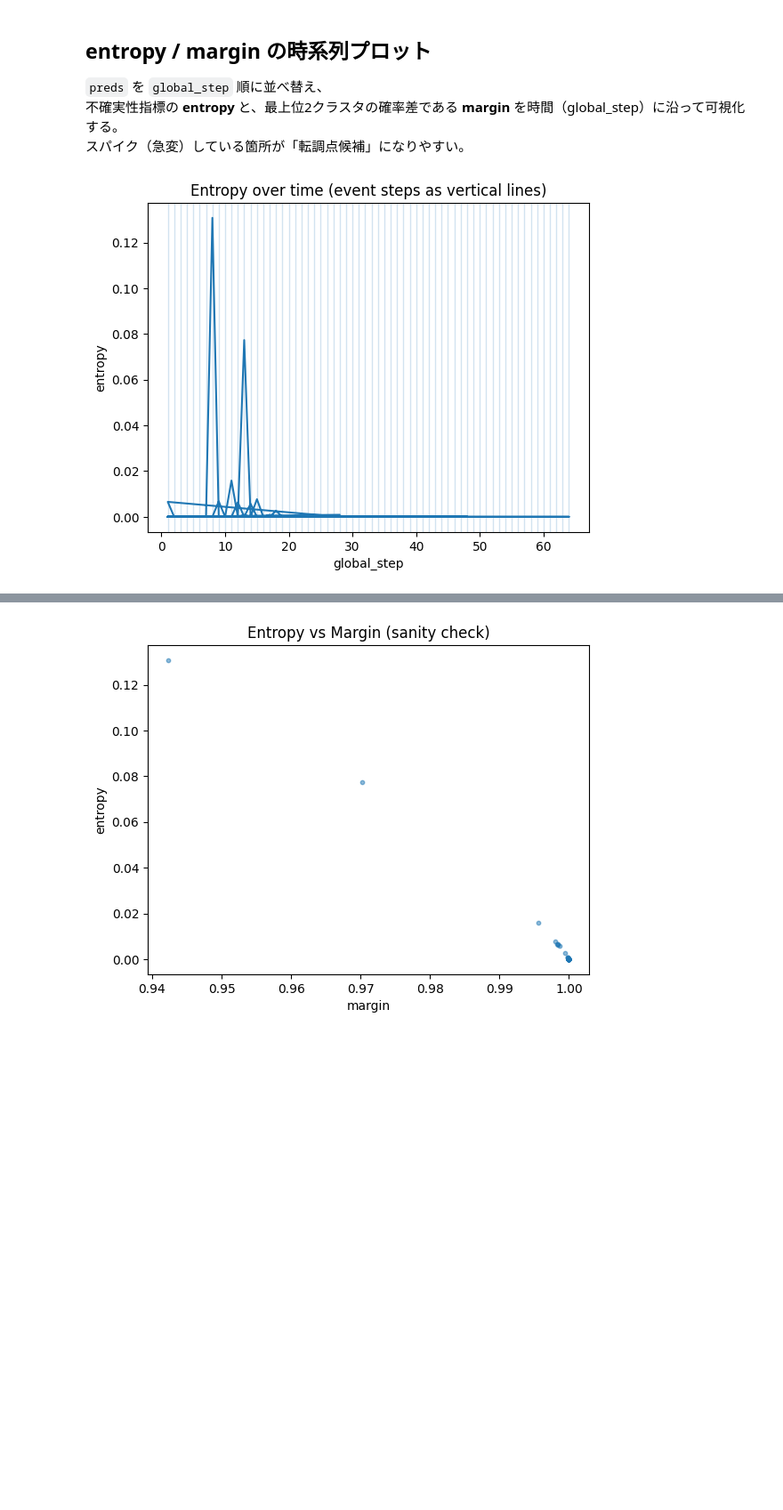
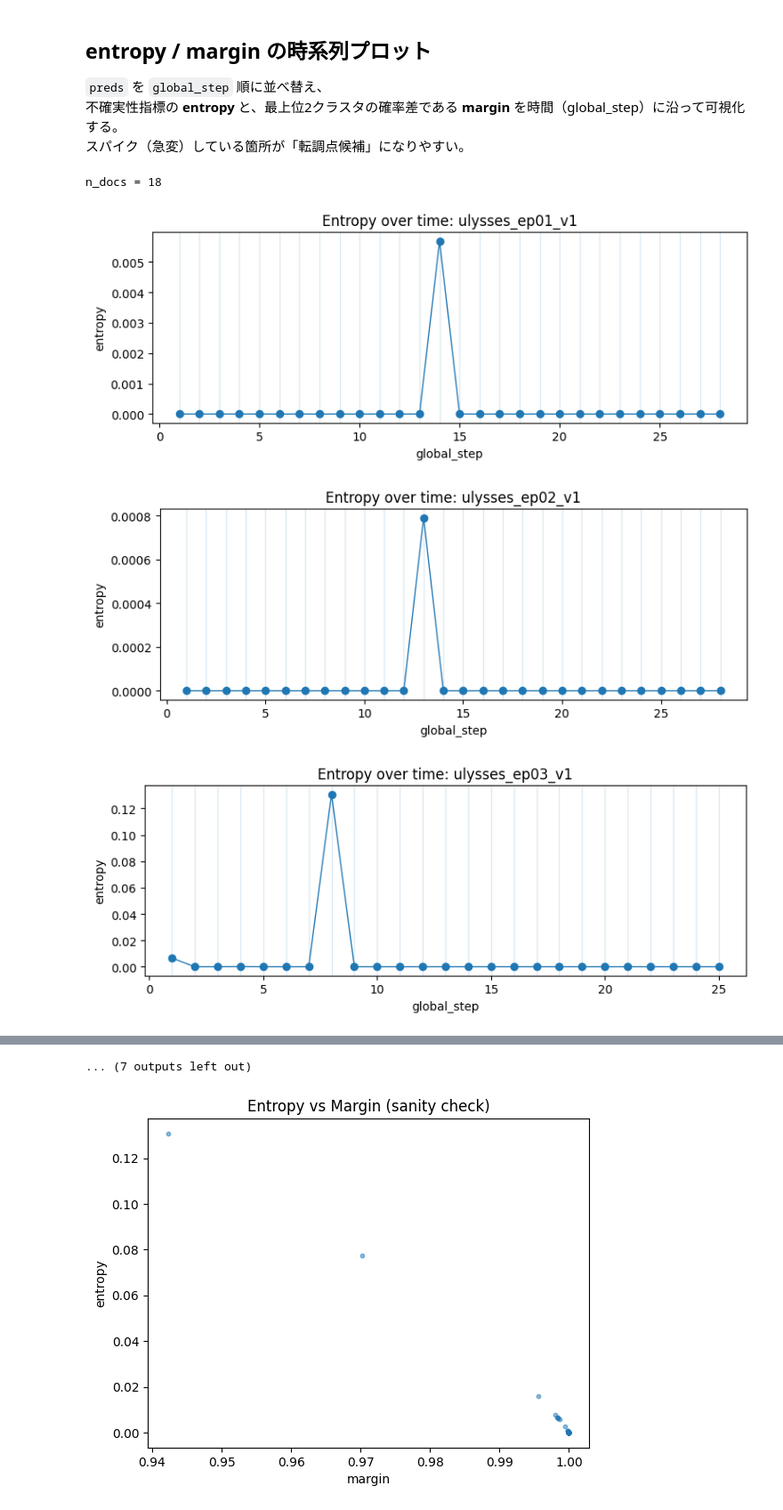
Before and after one commit to Mokafe/Mokafe-ulysses-narrative-gmm, a Jupyter notebook: notebooks/00_ulysses_gmm_report.ipynb, the cells around one changed output, grey strips where cells are left out. Shown at 89% size. Cells and saved outputs as stored; diff of their text form; code cells hidden in the pictures; blank space fills up the shorter version.

```diff
--- a/notebooks/00_ulysses_gmm_report.ipynb
+++ b/notebooks/00_ulysses_gmm_report.ipynb
@@ -173,21 +173,51 @@ preds: (555, 18) events: (555, 14)
 `preds` を `global_step` 順に並べ替え、
 不確実性指標の **entropy** と、最上位2クラスタの確率差である **margin** を時間（global_step）に沿って可視化する。
 スパイク（急変）している箇所が「転調点候補」になりやすい。
-# %%
-import matplotlib.pyplot as plt
-time_col   = "global_step"
-entropy_col= "entropy"
-margin_col = "margin"
-
-# events がある前提（events_all.csv）
-ev_steps = events["global_step"].dropna().unique()
-
-plt.figure()
-plt.plot(preds[time_col], preds[entropy_col])
-for s in ev_steps:
-    plt.axvline(s, linewidth=1, alpha=0.2)
-plt.title("Entropy over time (event steps as vertical lines)")
-plt.xlabel(time_col); plt.ylabel(entropy_col)
-plt.show()
-# %% [output]
-[figure, removed]
+# %%
+# ===== Safe plotting: entropy over time, per doc_id =====
+import matplotlib.pyplot as plt
+import pandas as pd
+
+time_col = "global_step"
+entropy_col = "entropy"
+doc_col = "doc_id"
+
+# 必須列チェック
+for col in [doc_col, time_col, entropy_col]:
+    assert col in preds.columns, f"preds missing: {col}"
+for col in [doc_col, time_col]:
+    assert col in events.columns, f"events missing: {col}"
+
+# docごとに安全に描画
+preds_plot = preds.sort_values([doc_col, time_col]).copy()
+events_plot = events.sort_values([doc_col, time_col]).copy()
+
+doc_ids = preds_plot[doc_col].dropna().astype(str).unique().tolist()
+print("n_docs =", len(doc_ids))
+
+for doc_id in doc_ids:
+    g = preds_plot[preds_plot[doc_col] == doc_id].copy()
+    ev = events_plot[events_plot[doc_col] == doc_id].copy()
+
+    if g.empty:
+        continue
+
+    g = g.sort_values(time_col)
+    ev_steps = sorted(ev[time_col].dropna().unique().tolist())
+
+    plt.figure(figsize=(8, 3.2))
+    plt.plot(g[time_col], g[entropy_col], marker="o", linewidth=1)
+
+    for s in ev_steps:
+        plt.axvline(s, linewidth=1, alpha=0.15)
+
+    plt.title(f"Entropy over time: {doc_id}")
+    plt.xlabel(time_col)
+    plt.ylabel(entropy_col)
+    plt.tight_layout()
+    plt.show()
+# %% [output]
+n_docs = 18
+[figure, added]
+[figure, added]
+[figure, added]
@@ -194,3 +232,4 @@ plt.show()
+... (7 outputs left out)
 # %%
 plt.figure()
 plt.scatter(preds[margin_col], preds[entropy_col], s=10, alpha=0.5)
```
Also changed, not shown: parts of 1 cell of this notebook.
